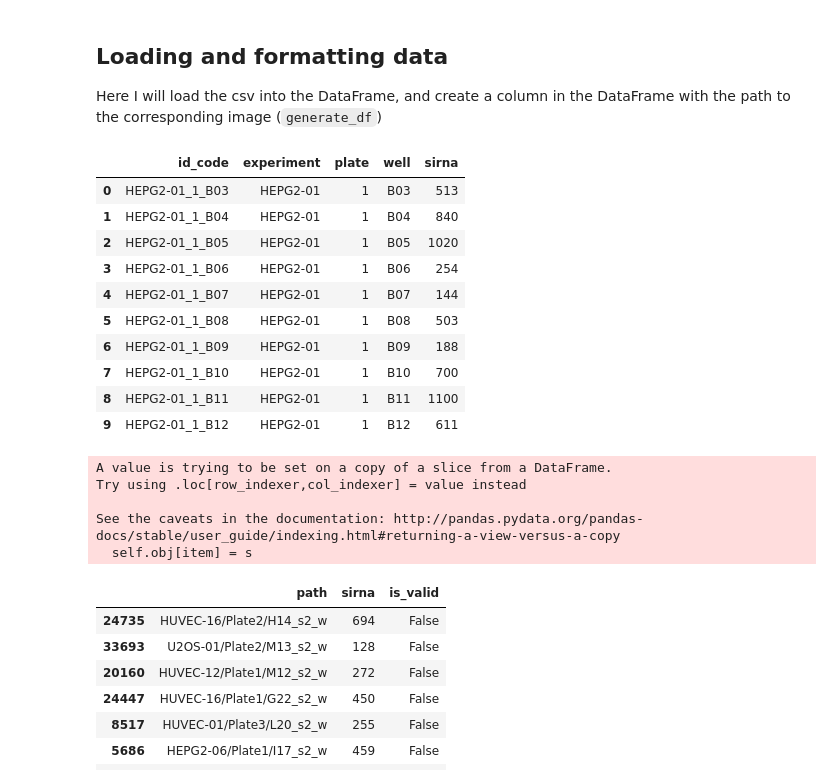
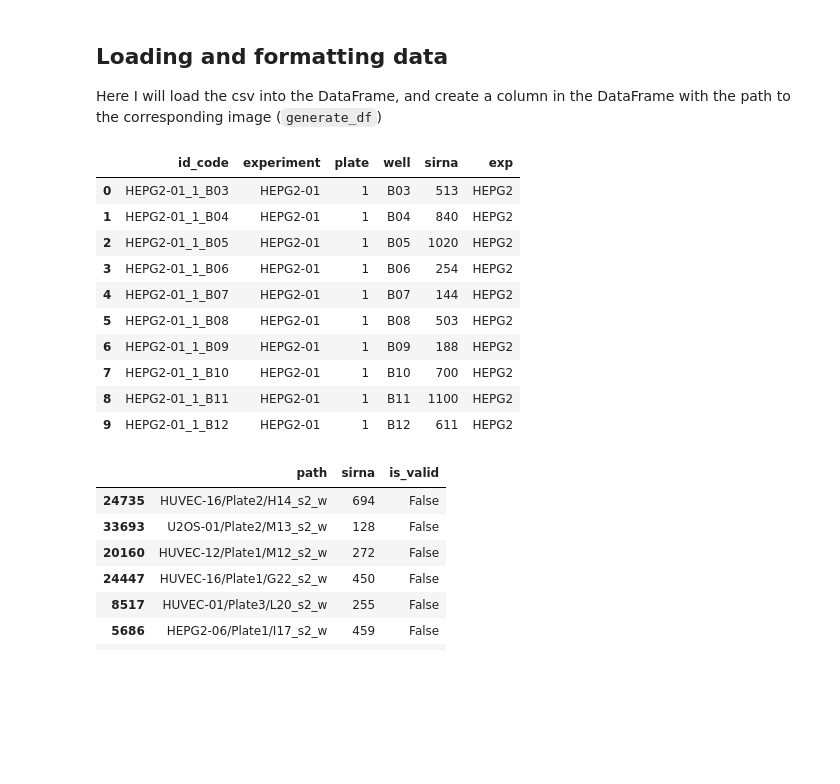
Before and after one commit to chengjiun/kaggle-2019Q3-cellular, a Jupyter notebook: Notebooks/rcic-fastai-effnetb5-512-gce-4exp.ipynb, the cells around one changed output. Saved outputs shown, nothing was run; the diff lists cells and outputs as text; code cells hidden in the pictures; blank space fills up the shorter version.

```diff
--- a/Notebooks/rcic-fastai-effnetb5-512-gce-4exp.ipynb
+++ b/Notebooks/rcic-fastai-effnetb5-512-gce-4exp.ipynb
@@ -165,19 +165,20 @@ print(stats)
 Here I will load the csv into the DataFrame, and create a column in the DataFrame with the path to the corresponding image (`generate_df`)
 # %%
 train_df = pd.read_csv(f'{BASE_DIR}/train.csv')
+train_df['exp'] = train_df['experiment'].apply(lambda x: x.split('-')[0])
 train_df.head(10)
 # %% [output]
-|  | id_code | experiment | plate | well | sirna |
-| 0 | HEPG2-01_1_B03 | HEPG2-01 | 1 | B03 | 513 |
-| 1 | HEPG2-01_1_B04 | HEPG2-01 | 1 | B04 | 840 |
-| 2 | HEPG2-01_1_B05 | HEPG2-01 | 1 | B05 | 1020 |
-| 3 | HEPG2-01_1_B06 | HEPG2-01 | 1 | B06 | 254 |
-| 4 | HEPG2-01_1_B07 | HEPG2-01 | 1 | B07 | 144 |
-| 5 | HEPG2-01_1_B08 | HEPG2-01 | 1 | B08 | 503 |
-| 6 | HEPG2-01_1_B09 | HEPG2-01 | 1 | B09 | 188 |
-| 7 | HEPG2-01_1_B10 | HEPG2-01 | 1 | B10 | 700 |
-| 8 | HEPG2-01_1_B11 | HEPG2-01 | 1 | B11 | 1100 |
-| 9 | HEPG2-01_1_B12 | HEPG2-01 | 1 | B12 | 611 |
+|  | id_code | experiment | plate | well | sirna | exp |
+| 0 | HEPG2-01_1_B03 | HEPG2-01 | 1 | B03 | 513 | HEPG2 |
+| 1 | HEPG2-01_1_B04 | HEPG2-01 | 1 | B04 | 840 | HEPG2 |
+| 2 | HEPG2-01_1_B05 | HEPG2-01 | 1 | B05 | 1020 | HEPG2 |
+| 3 | HEPG2-01_1_B06 | HEPG2-01 | 1 | B06 | 254 | HEPG2 |
+| 4 | HEPG2-01_1_B07 | HEPG2-01 | 1 | B07 | 144 | HEPG2 |
+| 5 | HEPG2-01_1_B08 | HEPG2-01 | 1 | B08 | 503 | HEPG2 |
+| 6 | HEPG2-01_1_B09 | HEPG2-01 | 1 | B09 | 188 | HEPG2 |
+| 7 | HEPG2-01_1_B10 | HEPG2-01 | 1 | B10 | 700 | HEPG2 |
+| 8 | HEPG2-01_1_B11 | HEPG2-01 | 1 | B11 | 1100 | HEPG2 |
+| 9 | HEPG2-01_1_B12 | HEPG2-01 | 1 | B12 | 611 | HEPG2 |
 # %%
 from sklearn.model_selection import train_test_split
 
@@ -208,12 +209,6 @@ def generate_df(train_df,sample_num=[1,2],exp=None, test_size=None, random_state
     return res_df
 
 proc_train_all_df = generate_df(train_df, sample_num=[1,2], exp=None, test_size=0.1)
-# %% [output]
-A value is trying to be set on a copy of a slice from a DataFrame.
-Try using .loc[row_indexer,col_indexer] = value instead
-
-See the caveats in the documentation: http://pandas.pydata.org/pandas-docs/stable/user_guide/indexing.html#returning-a-view-versus-a-copy
-  self.obj[item] = s
 # %%
 proc_train_all_df.head(10)
 # %% [output]
```
Also changed, not shown: parts of 7 cells of this notebook.
